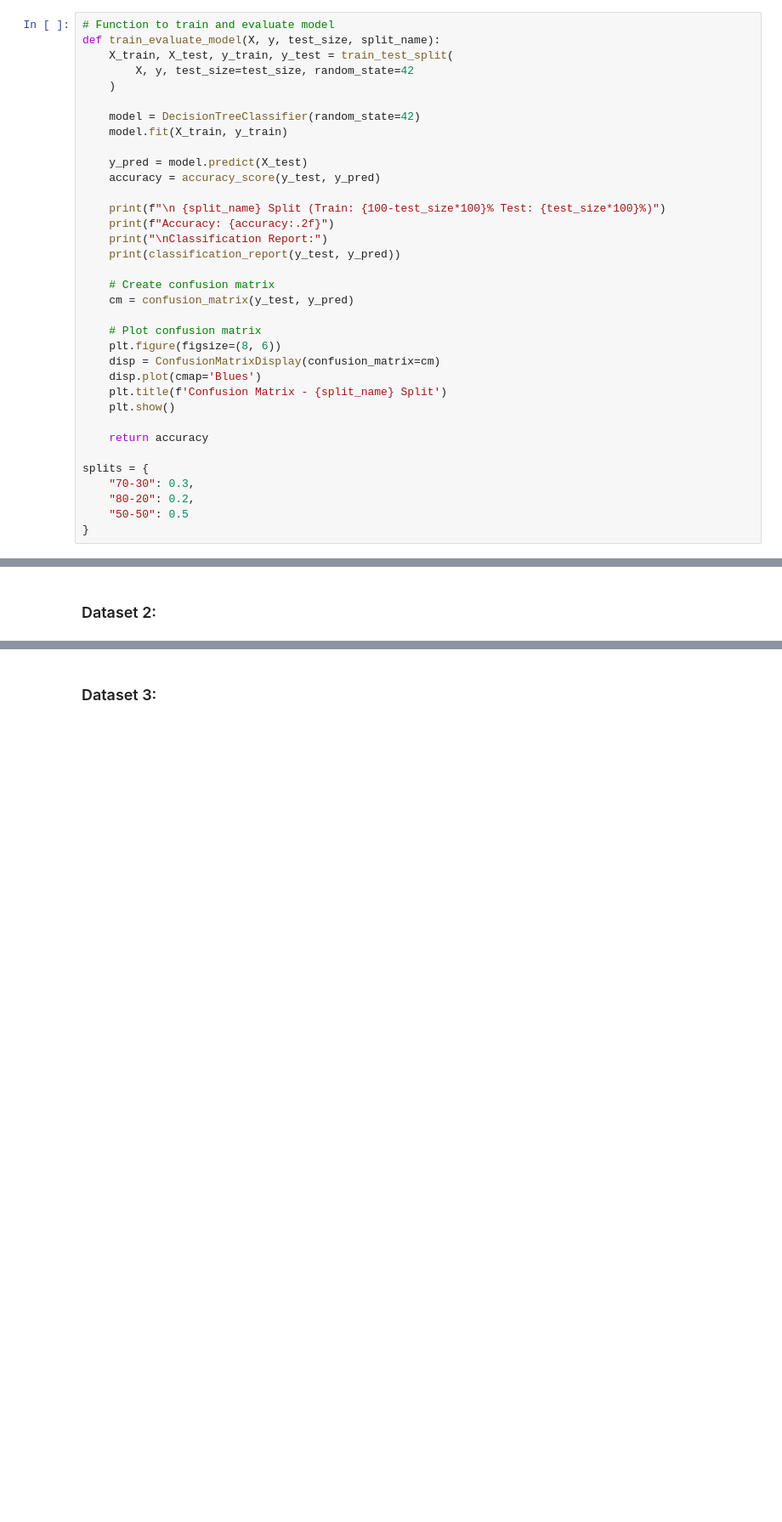
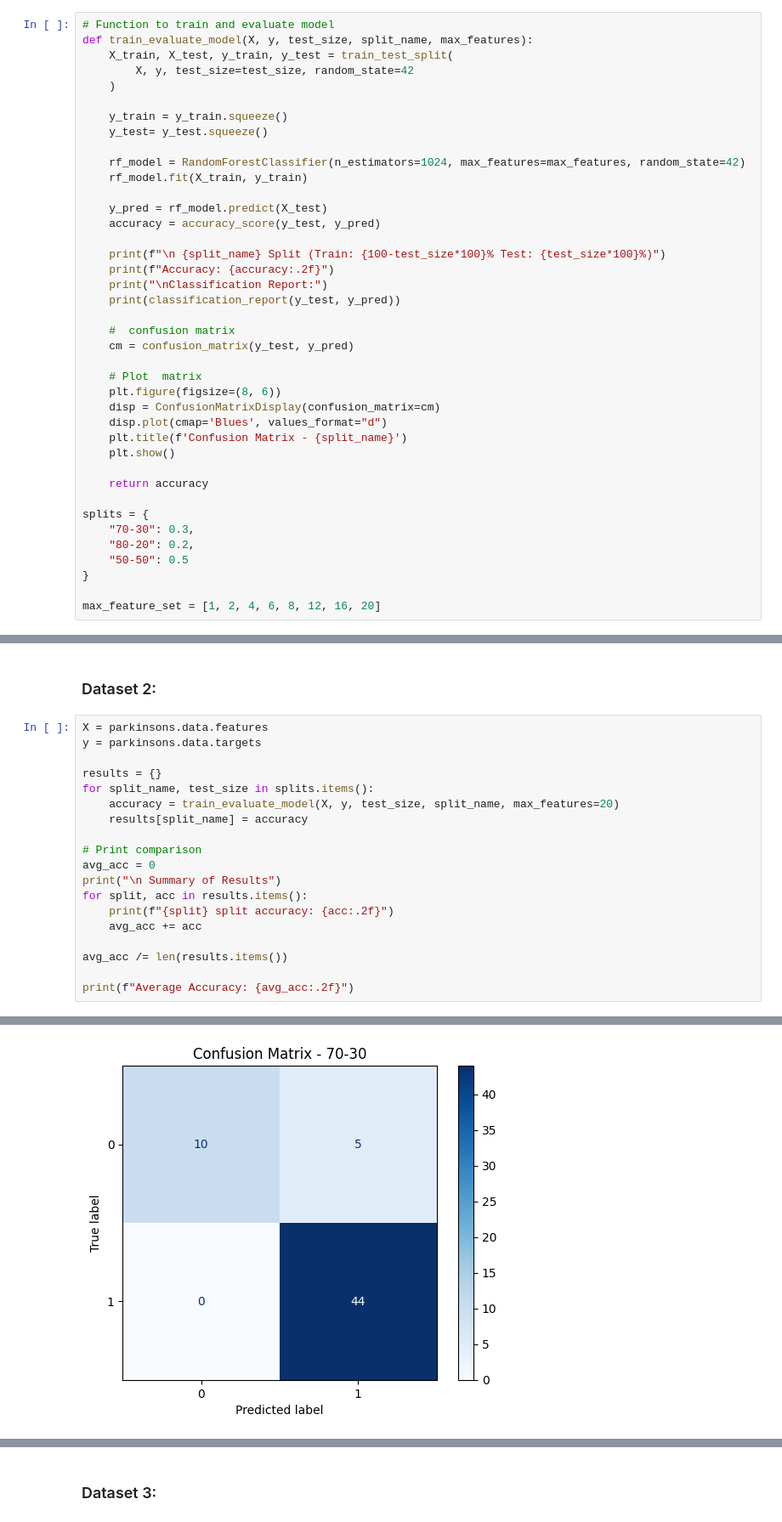
Before and after one commit to oodball/ML-implementation, a Jupyter notebook: random_forest.ipynb, the cells around one changed output, grey strips where cells are left out. Shown at 85% size. Saved outputs shown, nothing was run; the diff lists cells and outputs as text; blank space fills up the shorter version.

```diff
--- a/random_forest.ipynb
+++ b/random_forest.ipynb
@@ -15,15 +15,18 @@ parkinsons = fetch_ucirepo(id=174)
 cdc_diabetes_health_indicators = fetch_ucirepo(id=891)
 # %%
 # Function to train and evaluate model
-def train_evaluate_model(X, y, test_size, split_name):
+def train_evaluate_model(X, y, test_size, split_name, max_features):
     X_train, X_test, y_train, y_test = train_test_split(
         X, y, test_size=test_size, random_state=42
     )
 
-    model = DecisionTreeClassifier(random_state=42)
-    model.fit(X_train, y_train)
+    y_train = y_train.squeeze()
+    y_test= y_test.squeeze()
 
-    y_pred = model.predict(X_test)
+    rf_model = RandomForestClassifier(n_estimators=1024, max_features=max_features, random_state=42)
+    rf_model.fit(X_train, y_train)
+
+    y_pred = rf_model.predict(X_test)
     accuracy = accuracy_score(y_test, y_pred)
 
     print(f"\n {split_name} Split (Train: {100-test_size*100}% Test: {test_size*100}%)")
@@ -31,14 +34,14 @@ def train_evaluate_model(X, y, test_size, split_name):
     print("\nClassification Report:")
     print(classification_report(y_test, y_pred))
 
-    # Create confusion matrix
+    #  confusion matrix
     cm = confusion_matrix(y_test, y_pred)
 
-    # Plot confusion matrix
+    # Plot  matrix
     plt.figure(figsize=(8, 6))
     disp = ConfusionMatrixDisplay(confusion_matrix=cm)
-    disp.plot(cmap='Blues')
-    plt.title(f'Confusion Matrix - {split_name} Split')
+    disp.plot(cmap='Blues', values_format="d")
+    plt.title(f'Confusion Matrix - {split_name}')
     plt.show()
 
     return accuracy
@@ -48,4 +51,6 @@ splits = {
     "80-20": 0.2,
     "50-50": 0.5
 }
+
+max_feature_set = [1, 2, 4, 6, 8, 12, 16, 20]
 # %% [markdown]
@@ -53,2 +154,22 @@ splits = {
 # %% [markdown]
 ### Dataset 2:
+# %%
+X = parkinsons.data.features
+y = parkinsons.data.targets
+
+results = {}
+for split_name, test_size in splits.items():
+    accuracy = train_evaluate_model(X, y, test_size, split_name, max_features=20)
+    results[split_name] = accuracy
+
+# Print comparison
+avg_acc = 0
+print("\n Summary of Results")
+for split, acc in results.items():
+    print(f"{split} split accuracy: {acc:.2f}")
+    avg_acc += acc
+
+avg_acc /= len(results.items())
+
+print(f"Average Accuracy: {avg_acc:.2f}")
+# %% [output]
@@ -54,0 +189 @@ splits = {
+[figure, added]
```
Also changed, not shown: parts of 5 cells of this notebook, 2 other files.
